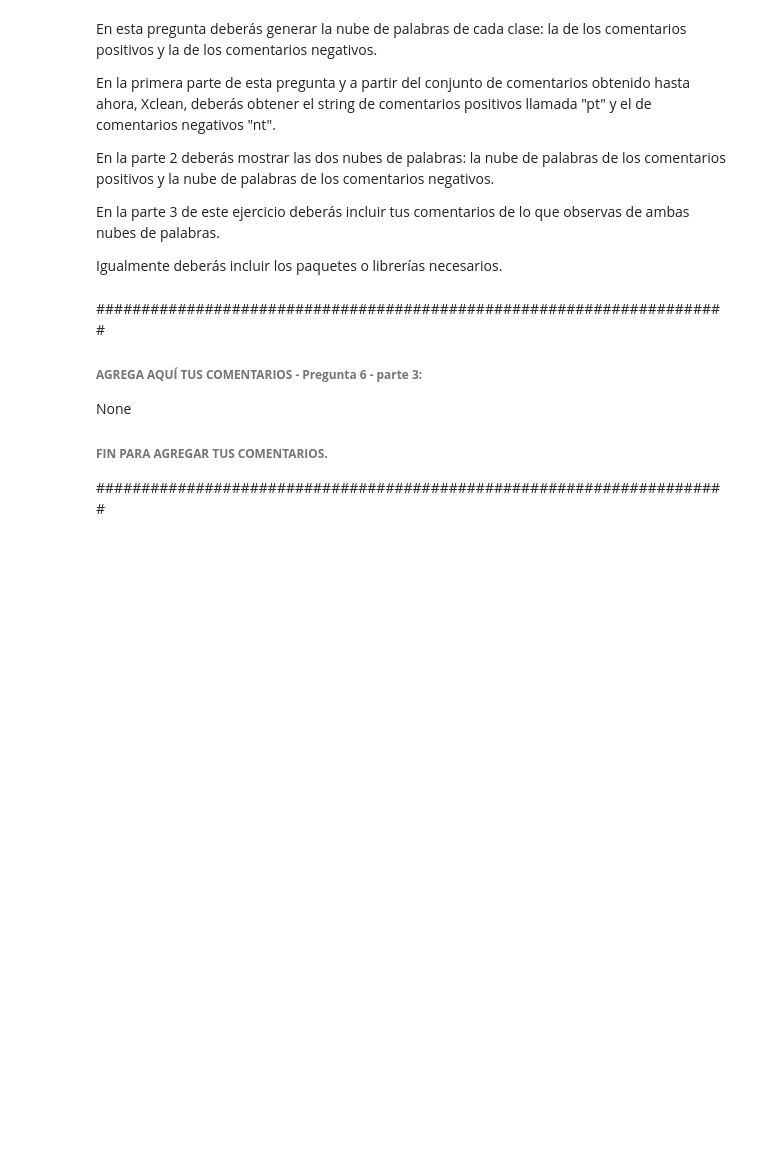
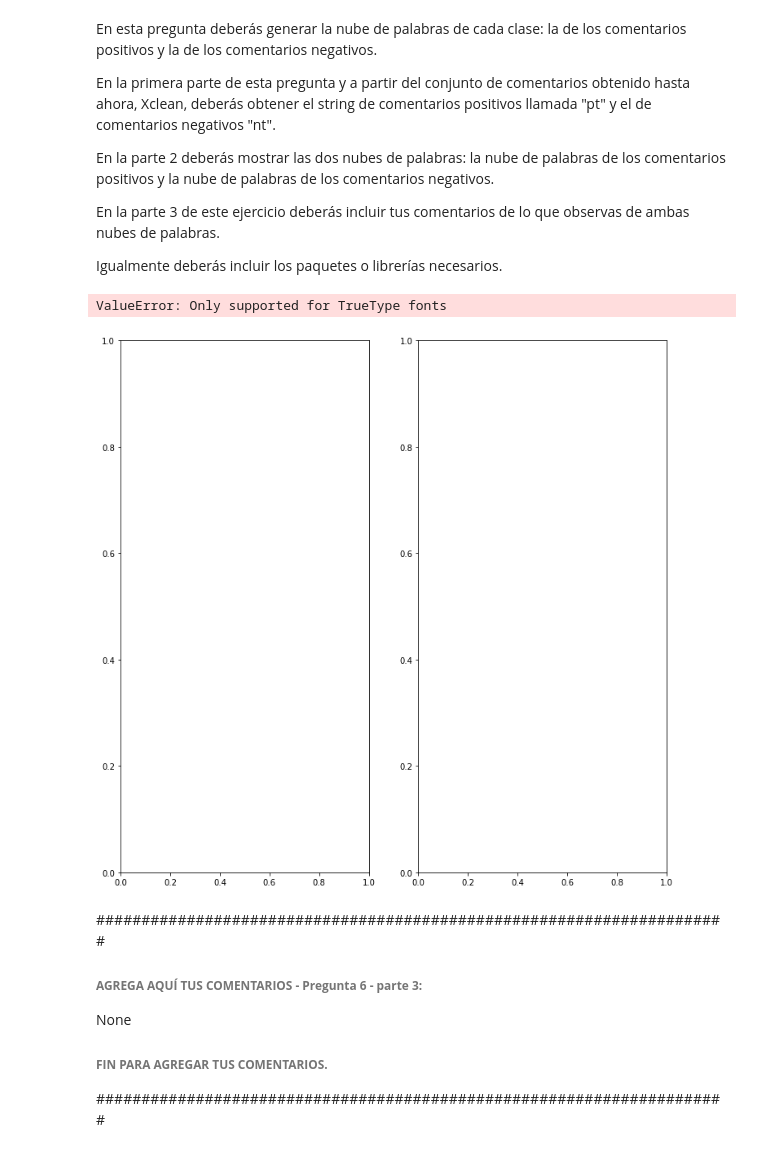
Before and after one commit to AdrianaCama/NLP, a Jupyter notebook: Actividades/Semana3/A01551139_semanas3y4_actividad_02.ipynb, the cells around one changed output. Drawn from its saved outputs; the diff is of its cells as text; code cells hidden in the pictures; blank space fills up the shorter version.

Commit message:
Preguntas resueltas
Pregunta 5 y 6

```diff
--- a/Actividades/Semana3/A01551139_semanas3y4_actividad_02.ipynb
+++ b/Actividades/Semana3/A01551139_semanas3y4_actividad_02.ipynb
@@ -388,15 +393,20 @@ Igualmente deberás incluir los paquetes o librerías necesarios.
 ##############################################################################
 # AGREGA AQUÍ TUS LÍNEAS DE CÓDIGO - Pregunta 6 - parte 1:
 
+from wordcloud import WordCloud
+import matplotlib.pyplot as plt
 
-None
+pos_tok=[]
+neg_tok=[]
 
+for x,c in zip(Xclean, Y):
+  if c==1:
+    pos_tok.extend(x)
+  else:
+    neg_tok.extend(x)
 
-
-
-
-pt = None
-nt = None
+pt = ' '.join(pos_tok)
+nt = ' '.join(neg_tok)
 
 # FIN PARA AGREGAR TUS LÍNEAS DE CÓDIGO.
 ##############################################################################
@@ -413,3 +413,28 @@ None
+# %%
+##############################################################################
+# AGREGA AQUÍ TUS LÍNEAS DE CÓDIGO - Pregunta 6 - parte 2:
+
+fig, (ax1, ax2) = plt.subplots(1, 2, figsize=(12,12))
+
+# Nube de palabras de comentarios positivos:
+wordcloudnn = WordCloud().generate(pt)
+ax1.imshow(wordcloudnn, interpolation='bilinear')
+ax1.axis("off")
+ax1.set_title('Comentarios Positivos')
+
+# Nube de palabras de comentarios negativos:
+wordcloudnn = WordCloud().generate(nt)
+ax2.imshow(wordcloudnn, interpolation='bilinear')
+ax2.axis("off")
+ax2.set_title('Comentarios Negativos')
+
+plt.show()
+
+# FIN PARA AGREGAR TUS LÍNEAS DE CÓDIGO.
+##############################################################################
+# %% [output]
+ValueError: Only supported for TrueType fonts
+[figure, added]
 # %% [markdown]
 ######################################################################
 ###### **AGREGA AQUÍ TUS COMENTARIOS - Pregunta 6 - parte 3:**
```
Also changed, not shown: parts of 11 cells of this notebook.
